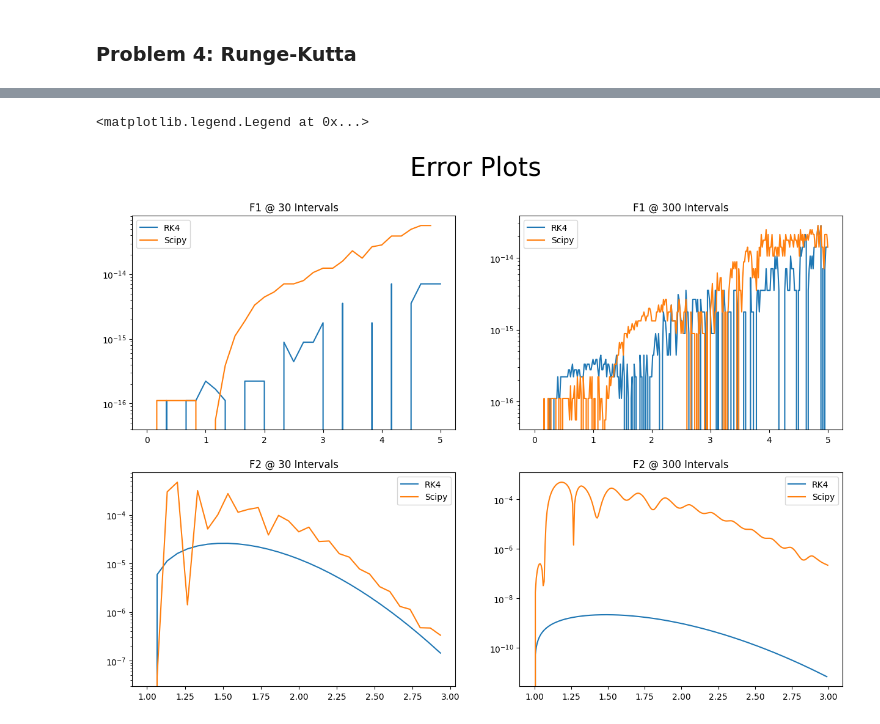
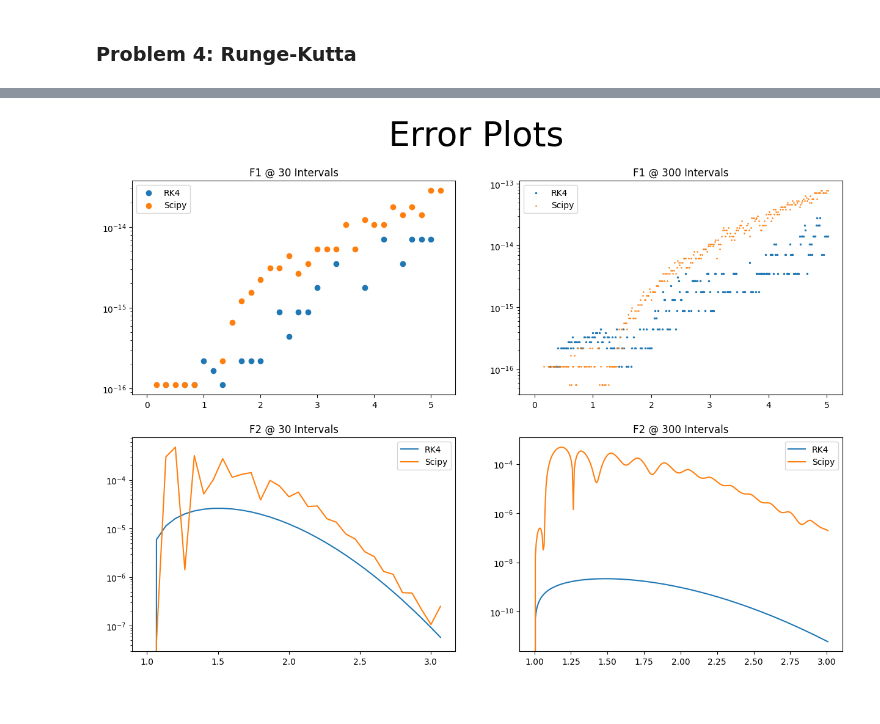
Before and after one commit to h-e-t/AERO222, a Jupyter notebook: HW5/TruebaHW5.ipynb, the cells around one changed output, grey strips where cells are left out. Drawn from its saved outputs; the diff is of its cells as text; code cells hidden in the pictures.

```diff
--- a/HW5/TruebaHW5.ipynb
+++ b/HW5/TruebaHW5.ipynb
@@ -12,10 +12,9 @@ def midpoint(f, n, a, b):
     #n: # of partitions
     #a, b: bounds
 
+    h = (b-a)/n
     sum = 0
-    x = np.linspace(a, b, n+1)
-    # h = x[1]-x[0]
-    h = (b-a)/n
+    x = np.arange(a, b+h, h)
 
     for i in range(n):
         sum += f((x[i]+x[i+1]) / 2)
@@ -26,10 +25,9 @@ def trapezoid(f, n, a, b):
     #f: function
     #n: # of partitions
     #a, b: bounds
-
-    x = np.linspace(a, b, n+1)
+    h = (b-a)/n
+    x = np.arange(a, b+h, h)
     sum = f(x[0])+f(x[-1])
-    h = (b-a)/n
 
     for i in range(1,n-1):
         sum += 2*f((x[i]))
@@ -66,7 +64,6 @@ plt.plot(trapData[0], trapData[1], label = 'Trapezoid')
 plt.title('Value of Estimation vs Partition ')
 plt.legend()
 plt.show()
-# # estI = midpoint(f, 10, 0, np.pi/2)
 
 midPointErr = []
 trapErr = []
@@ -450,44 +459,47 @@ ModuleNotFoundError: No module named 'scipy'
 # %%
 # RK1 ERRORS
 rk130E = abs(ODE1True_30-RK_130)
-rk1300E = abs(ODE1True_300[:-1]-RK_1300)
+rk1300E = abs(ODE1True_300-RK_1300)
 
 # RK2 ERRORS
 rk230E = abs(ODE2True_30-RK_230)
-rk2300E = abs(ODE2True_300[:-1]-RK_2300)
+rk2300E = abs(ODE2True_300-RK_2300)
 
 # scipy1 errors
-scip130E = abs(ODE1True_30[:-1]-sol130)
+scip130E = abs(ODE1True_30-sol130)
 scip1300E = abs(ODE1True_300-sol1300)
 
 # scipy2 Errors
-scip230E = abs(ODE2True_30[:-1]-sol230)
-scip2300E = abs(ODE2True_300[:-1]-sol2300)
+scip230E = abs(ODE2True_30-sol230)
+scip2300E = abs(ODE2True_300-sol2300)
 
 ErrFig, ErrPlots = plt.subplots(2,2)
 ErrFig.suptitle('Error Plots')
 ErrFig.set_figwidth(15)
 ErrFig.set_figheight(10)
 
 ErrPlots[0][0].set_title('F1 @ 30 Intervals')
-ErrPlots[0][0].semilogy(xlist130, rk130E, label = 'RK4')
-ErrPlots[0][0].semilogy(xlist130[:-1], scip130E, label = 'Scipy')
+ErrPlots[0][0].scatter(xlist130, rk130E, label = 'RK4')
+ErrPlots[0][0].scatter(xlist130, scip130E, label = 'Scipy')
 ErrPlots[0][0].legend()
+ErrPlots[0][0].set_yscale('log')
 
 ErrPlots[0][1].set_title('F1 @ 300 Intervals')
-ErrPlots[0][1].semilogy(xlist1300[:-1], rk1300E, label = 'RK4')
-ErrPlots[0][1].semilogy(xlist1300, scip1300E, label = 'Scipy')
+ErrPlots[0][1].scatter(xlist1300, rk1300E, label = 'RK4', marker = '*', s = 3)
+ErrPlots[0][1].scatter(xlist1300, scip1300E, label = 'Scipy', marker = '.', s = 3)
+ErrPlots[0][1].set_yscale('log')
 ErrPlots[0][1].legend()
 
 ErrPlots[1][0].set_title('F2 @ 30 Intervals')
-ErrPlots[1][0].semilogy(xlist230[:-1], rk230E[:-1], label = 'RK4')
-ErrPlots[1][0].semilogy(xlist230[:-1], scip230E, label = 'Scipy')
+ErrPlots[1][0].semilogy(xlist230, rk230E, label = 'RK4')
+ErrPlots[1][0].semilogy(xlist230, scip230E, label = 'Scipy')
 ErrPlots[1][0].legend()
 
 ErrPlots[1][1].set_title('F2 @ 300 Intervals')
-ErrPlots[1][1].semilogy(xlist2300[:-2], rk2300E[:-1], label = 'RK4')
-ErrPlots[1][1].semilogy(xlist2300[:-1], scip2300E, label = 'Scipy')
+ErrPlots[1][1].semilogy(xlist2300, rk2300E, label = 'RK4')
+ErrPlots[1][1].semilogy(xlist2300, scip2300E, label = 'Scipy')
 ErrPlots[1][1].legend()
+
+plt.show()
 # %% [output]
-<matplotlib.legend.Legend at 0x...>
-[figure, old version]
+[figure, new version]
```
Also changed, not shown: parts of 4 cells of this notebook.
